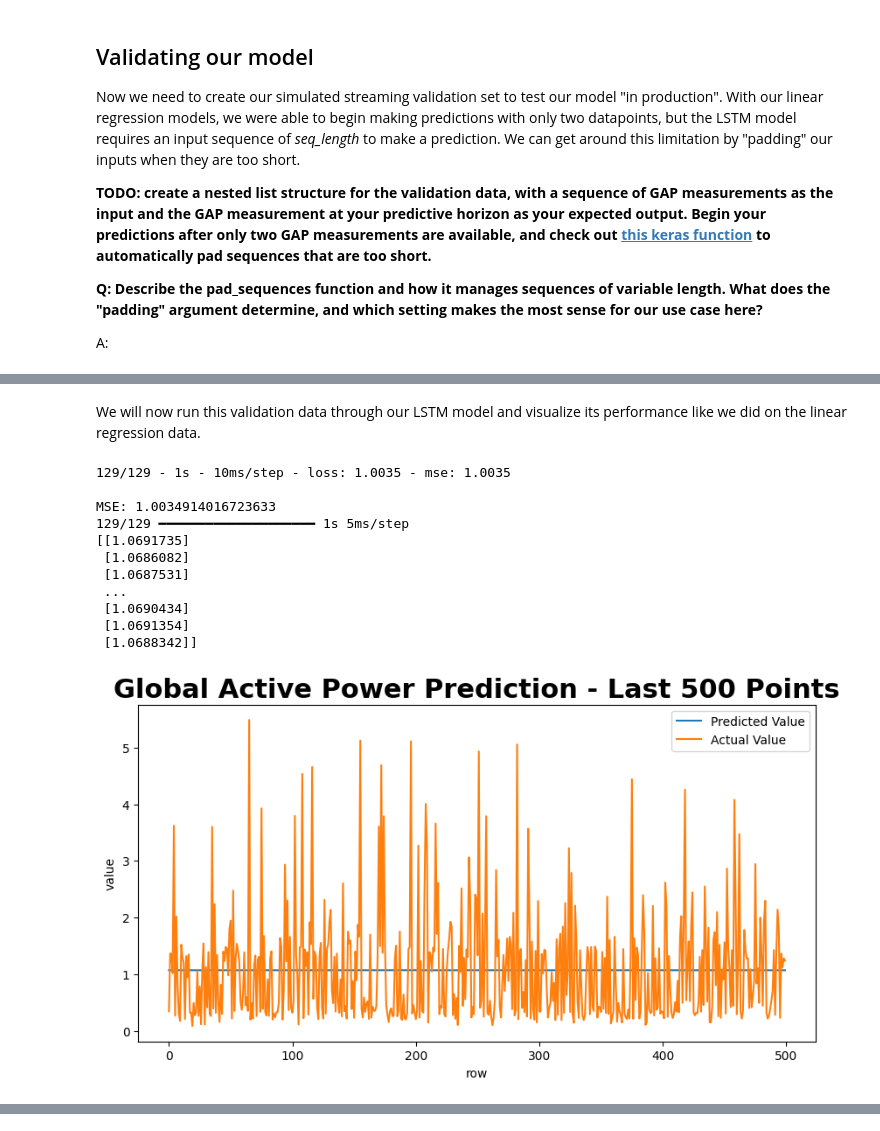
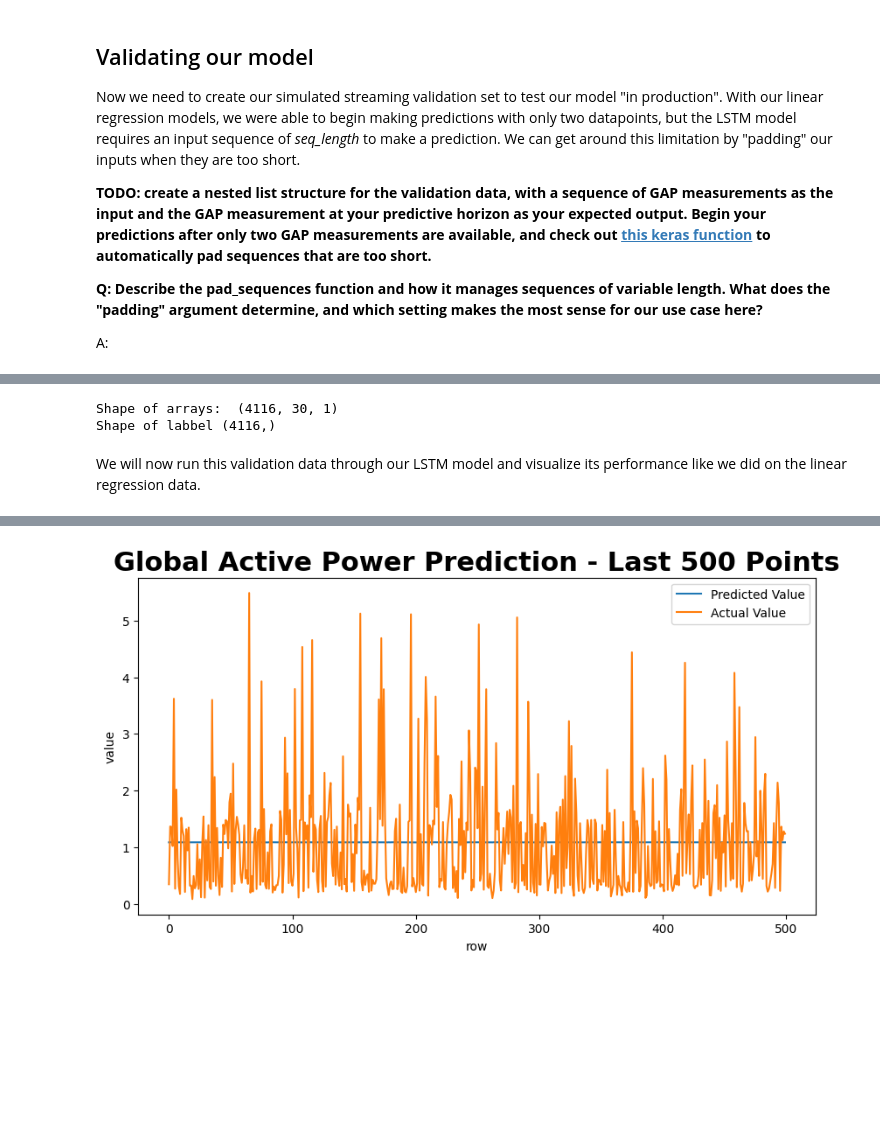
Before and after one commit to santausd/USD-AAI-530-A1-Assignment3.1, a Jupyter notebook: LSTM_Regression_Assignment.ipynb, the cells around one changed output, grey strips where cells are left out. Drawn from its saved outputs; the diff is of its cells as text; code cells hidden in the pictures; blank space fills up the shorter version.

```diff
--- a/LSTM_Regression_Assignment.ipynb
+++ b/LSTM_Regression_Assignment.ipynb
@@ -245,0 +223,22 @@ fig_acc.savefig("LSTM_loss1.png")
+# %%
+def model_evaluate_pred(file_count, model, val_arrays, val_labs):
+  scores_test = model.evaluate(val_arrays, val_labs, verbose=2)
+  print('\nMSE: {}'.format(scores_test[1]))
+
+  y_pred_test = model.predict(val_arrays)
+  y_true_test = val_labs
+
+  test_set = pd.DataFrame(y_pred_test)
+  test_set.to_csv('submit_test{}.csv'.format(file_count), index = None)
+
+  # Plot the predicted data vs. the actual data
+  # we will limit our plot to the first 500 predictions for better visualization
+  fig_verify = plt.figure(figsize=(10, 5))
+  plt.plot(y_pred_test[-500:], label = 'Predicted Value')
+  plt.plot(y_true_test[-500:], label = 'Actual Value')
+  plt.title('Global Active Power Prediction - Last 500 Points', fontsize=22, fontweight='bold')
+  plt.ylabel('value')
+  plt.xlabel('row')
+  plt.legend()
+  plt.show()
+  fig_verify.savefig("model_regression_verify{}.png".format(file_count))
@@ -281,37 +308,11 @@ print(val_arrays.shape)
+# %%
+val_arrays, val_labs = restructure_data(val_df, seq_length, ph, feat_cols, seq_arrays, seq_labs)
+check_dimensions(val_arrays, val_labs, val_df, feat_cols, seq_length, ph)
+# %% [output]
+Shape of arrays:  (4116, 30, 1)
+Shape of labbel (4116,)
 # %% [markdown]
 We will now run this validation data through our LSTM model and visualize its performance like we did on the linear regression data.
-# %%
-scores_test = model.evaluate(val_arrays, val_labs, verbose=2)
-print('\nMSE: {}'.format(scores_test[1]))
-
-y_pred_test = model.predict(val_arrays)
-print(y_pred_test)
-y_true_test = val_labs
-
-test_set = pd.DataFrame(y_pred_test)
-test_set.to_csv('submit_test.csv', index = None)
-
-# Plot the predicted data vs. the actual data
-# we will limit our plot to the first 500 predictions for better visualization
-fig_verify = plt.figure(figsize=(10, 5))
-plt.plot(y_pred_test[-500:], label = 'Predicted Value')
-plt.plot(y_true_test[-500:], label = 'Actual Value')
-plt.title('Global Active Power Prediction - Last 500 Points', fontsize=22, fontweight='bold')
-plt.ylabel('value')
-plt.xlabel('row')
-plt.legend()
-plt.show()
-fig_verify.savefig("model_regression_verify.png")
-# %% [output]
-129/129 - 1s - 10ms/step - loss: 1.0035 - mse: 1.0035
-
-MSE: 1.0034914016723633
-129/129 ━━━━━━━━━━━━━━━━━━━━ 1s 5ms/step
-[[1.0691735]
- [1.0686082]
- [1.0687531]
- ...
- [1.0690434]
- [1.0691354]
- [1.0688342]]
-[figure, removed]
+# %%
+model_evaluate_pred(file_count, model, val_arrays, val_labs)
+# %% [output]
@@ -318,3 +323,4 @@ MSE: 1.0034914016723633
+[figure, added]
 # %% [markdown]
 **Q: How did your model perform? What can you tell about the model from the loss curves? What could we do to try to improve the model?**
 
```
Also changed, not shown: parts of 20 cells of this notebook.
